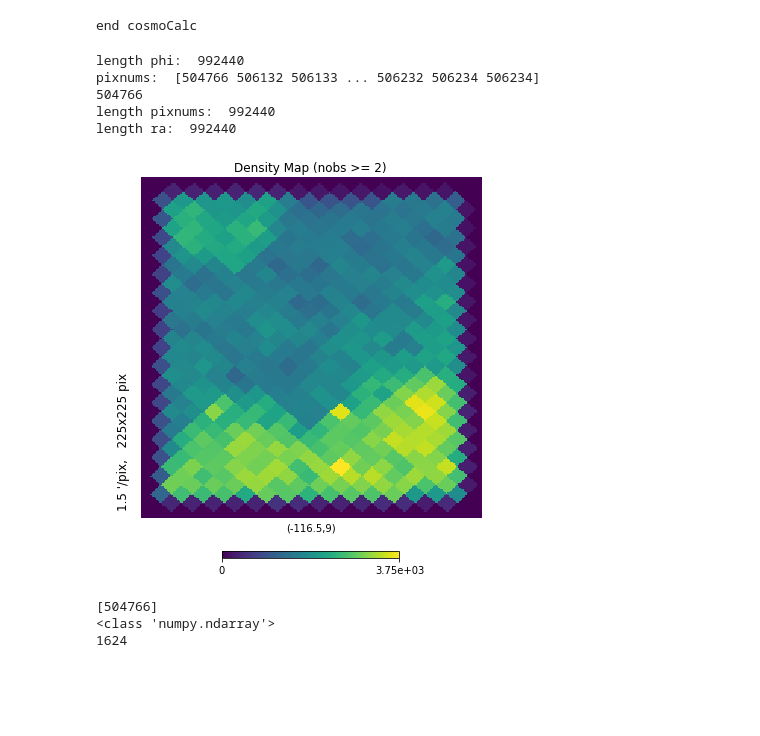
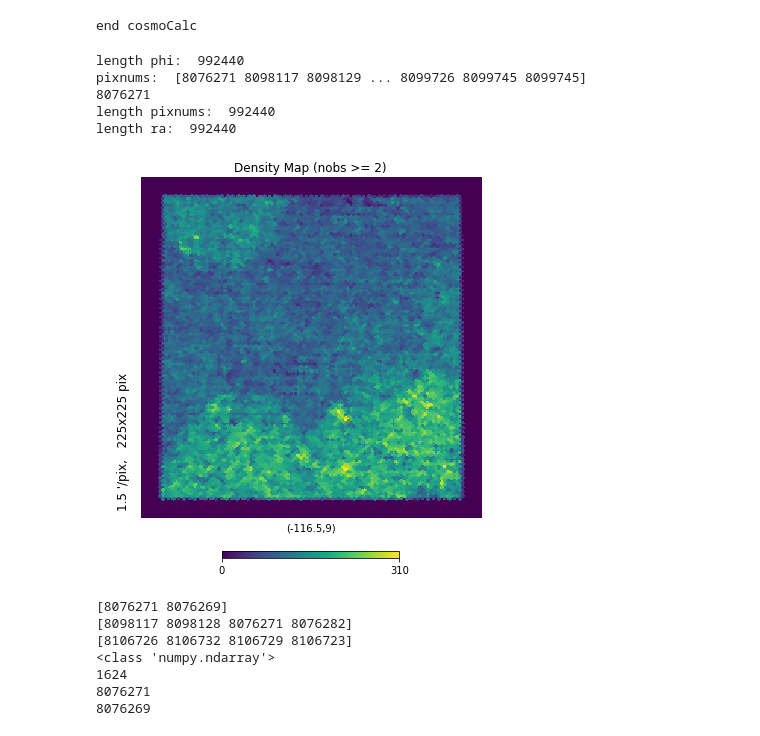
Before and after one commit to metownsend/lrg-project, a Jupyter notebook: nearNeighborHEALPix.ipynb, the cells around one changed output. Saved outputs shown, nothing was run; the diff lists cells and outputs as text; code cells hidden in the pictures; blank space fills up the shorter version.

```diff
--- a/nearNeighborHEALPix.ipynb
+++ b/nearNeighborHEALPix.ipynb
@@ -97,7 +97,7 @@ sd = H/(25.) # * (3600.**2.)) # converts square degrees to square arcseconds
 # %%
 # Make HEALPix map using just RA/Dec; end up with a density plot
 
-nside = 256
+nside = 1024
 npixel = hpy.nside2npix(nside)
 
 # ra_cut = ra[np.where(zmag <= 21.5)]
@@ -112,36 +112,36 @@ for i in range(len(ra)):
     phi.append(np.radians(ra[i]))
 
 print('length phi: ', len(phi))
 # Convert angles theta and phi to pixel numbers
 pixnums = hpy.ang2pix(nside, theta, phi, nest=True)
 print('pixnums: ', pixnums)
 print(pixnums[0])
 print('length pixnums: ', len(pixnums))
 print('length ra: ', len(ra))
 
 
 # Create a HEALPix map from pix
 mapp = np.bincount(pixnums, minlength=npixel)
 # print('map where ne 0: ', mapp[np.where(mapp > 0)])
 # print('length map == 0: ', len(mapp[np.where(mapp == 0)]))
 # print('length map: ', len(mapp))
 
 # masked_map = np.zeros(len(mapp))
 # masked_map[(mapp == 0)] = 1
 
 # m = hp.ma(mapp)
 # m.mask = masked_map
 
 # Plot mapp
 hpy.gnomview(mapp, xsize=225, ysize=225, rot=(-116.5, 9.), flip='geo', nest=True, title='Density Map (nobs >= 2)')
 plt.show()
 # %% [output]
 length phi:  992440
-pixnums:  [504766 506132 506133 ... 506232 506234 506234]
-504766
+pixnums:  [8076271 8098117 8098129 ... 8099726 8099745 8099745]
+8076271
 length pixnums:  992440
 length ra:  992440
-[figure, old version]
+[figure, new version]
 # %%
 # Search for pixels within a defined radius
 
@@ -164,9 +164,17 @@ for i in range(len(dist)):
     search_pix.append(hp.cone_search_lonlat(ra_LRG[i] * u.deg, dec_LRG[i] * u.deg, radius=dist[i] * u.deg))
 # search_pix = np.array(search_pix)
 print(search_pix[0])
+print(search_pix[1])
+print(search_pix[1234])
 print(type(search_pix[0]))
 print(len(search_pix))
+print(search_pix[0][0])
+print(search_pix[0][1])
 # %% [output]
-[504766]
+[8076271 8076269]
+[8098117 8098128 8076271 8076282]
+[8106726 8106732 8106729 8106723]
 <class 'numpy.ndarray'>
 1624
+8076271
+8076269
```
Also changed, not shown: parts of 5 cells of this notebook.
